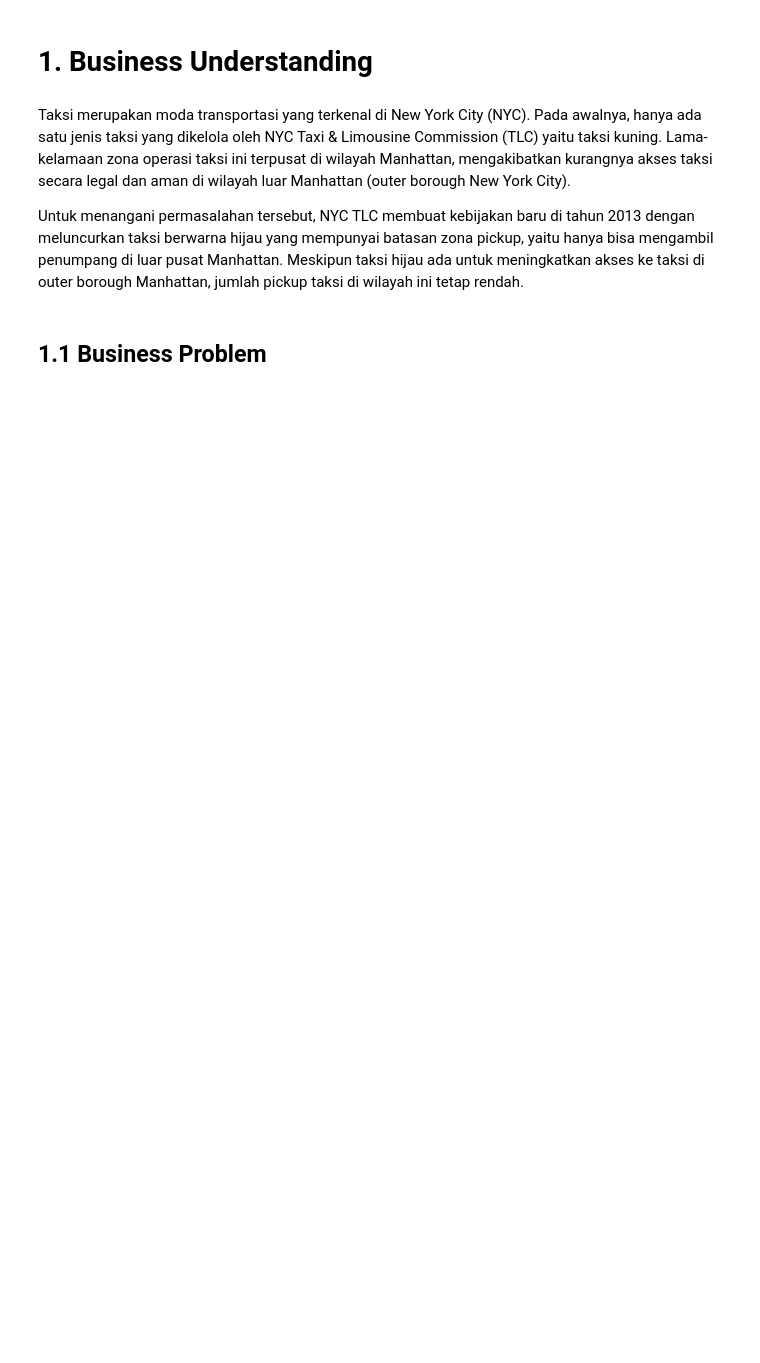
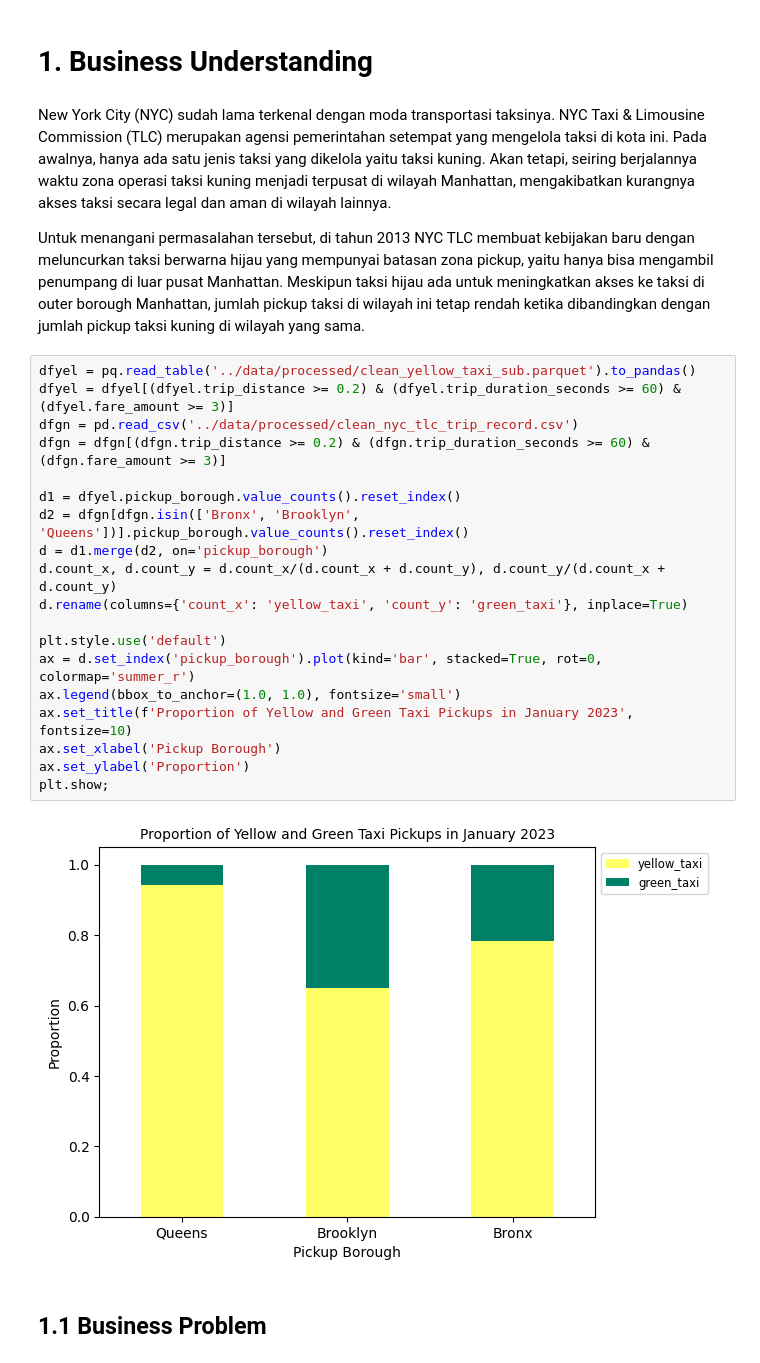
Before and after one commit to nheryanto/nyc-green-taxi, a Jupyter notebook: notebooks/2.0-data-analysis.ipynb, the cells around one changed output. Drawn from its saved outputs; the diff is of its cells as text; blank space fills up the shorter version.

```diff
--- a/notebooks/2.0-data-analysis.ipynb
+++ b/notebooks/2.0-data-analysis.ipynb
@@ -21,9 +22,30 @@ custom_summer = matplotlib.colors.LinearSegmentedColormap.from_list("mycmap", co
 # %% [markdown]
 # **1. Business Understanding**
 # %% [markdown]
-Taksi merupakan moda transportasi yang terkenal di New York City (NYC). Pada awalnya, hanya ada satu jenis taksi yang dikelola oleh NYC Taxi & Limousine Commission (TLC) yaitu taksi kuning. Lama-kelamaan zona operasi taksi ini terpusat di wilayah Manhattan, mengakibatkan kurangnya akses taksi secara legal dan aman di wilayah luar Manhattan (outer borough New York City).
+New York City (NYC) sudah lama terkenal dengan moda transportasi taksinya. NYC Taxi & Limousine Commission (TLC) merupakan agensi pemerintahan setempat yang mengelola taksi di kota ini. Pada awalnya, hanya ada satu jenis taksi yang dikelola yaitu taksi kuning. Akan tetapi, seiring berjalannya waktu zona operasi taksi kuning menjadi terpusat di wilayah Manhattan, mengakibatkan kurangnya akses taksi secara legal dan aman di wilayah lainnya.
 
-Untuk menangani permasalahan tersebut, NYC TLC membuat kebijakan baru di tahun 2013 dengan meluncurkan taksi berwarna hijau yang mempunyai batasan zona pickup, yaitu hanya bisa mengambil penumpang di luar pusat Manhattan. Meskipun taksi hijau ada untuk meningkatkan akses ke taksi di outer borough Manhattan, jumlah pickup taksi di wilayah ini tetap rendah.
+Untuk menangani permasalahan tersebut, di tahun 2013 NYC TLC membuat kebijakan baru dengan meluncurkan taksi berwarna hijau yang mempunyai batasan zona pickup, yaitu hanya bisa mengambil penumpang di luar pusat Manhattan. Meskipun taksi hijau ada untuk meningkatkan akses ke taksi di outer borough Manhattan, jumlah pickup taksi di wilayah ini tetap rendah ketika dibandingkan dengan jumlah pickup taksi kuning di wilayah yang sama.
+# %%
+dfyel = pq.read_table('../data/processed/clean_yellow_taxi_sub.parquet').to_pandas()
+dfyel = dfyel[(dfyel.trip_distance >= 0.2) & (dfyel.trip_duration_seconds >= 60) & (dfyel.fare_amount >= 3)]
+dfgn = pd.read_csv('../data/processed/clean_nyc_tlc_trip_record.csv')
+dfgn = dfgn[(dfgn.trip_distance >= 0.2) & (dfgn.trip_duration_seconds >= 60) & (dfgn.fare_amount >= 3)]
+
+d1 = dfyel.pickup_borough.value_counts().reset_index()
+d2 = dfgn[dfgn.isin(['Bronx', 'Brooklyn', 'Queens'])].pickup_borough.value_counts().reset_index()
+d = d1.merge(d2, on='pickup_borough')
+d.count_x, d.count_y = d.count_x/(d.count_x + d.count_y), d.count_y/(d.count_x + d.count_y)
+d.rename(columns={'count_x': 'yellow_taxi', 'count_y': 'green_taxi'}, inplace=True)
+
+plt.style.use('default')
+ax = d.set_index('pickup_borough').plot(kind='bar', stacked=True, rot=0, colormap='summer_r')
+ax.legend(bbox_to_anchor=(1.0, 1.0), fontsize='small')
+ax.set_title(f'Proportion of Yellow and Green Taxi Pickups in January 2023', fontsize=10)
+ax.set_xlabel('Pickup Borough')
+ax.set_ylabel('Proportion')
+plt.show;
+# %% [output]
+[figure, added]
 # %% [markdown]
 ## **1.1 Business Problem**
 # %% [markdown]
```
Also changed, not shown: parts of 9 cells of this notebook, 5 other files.
